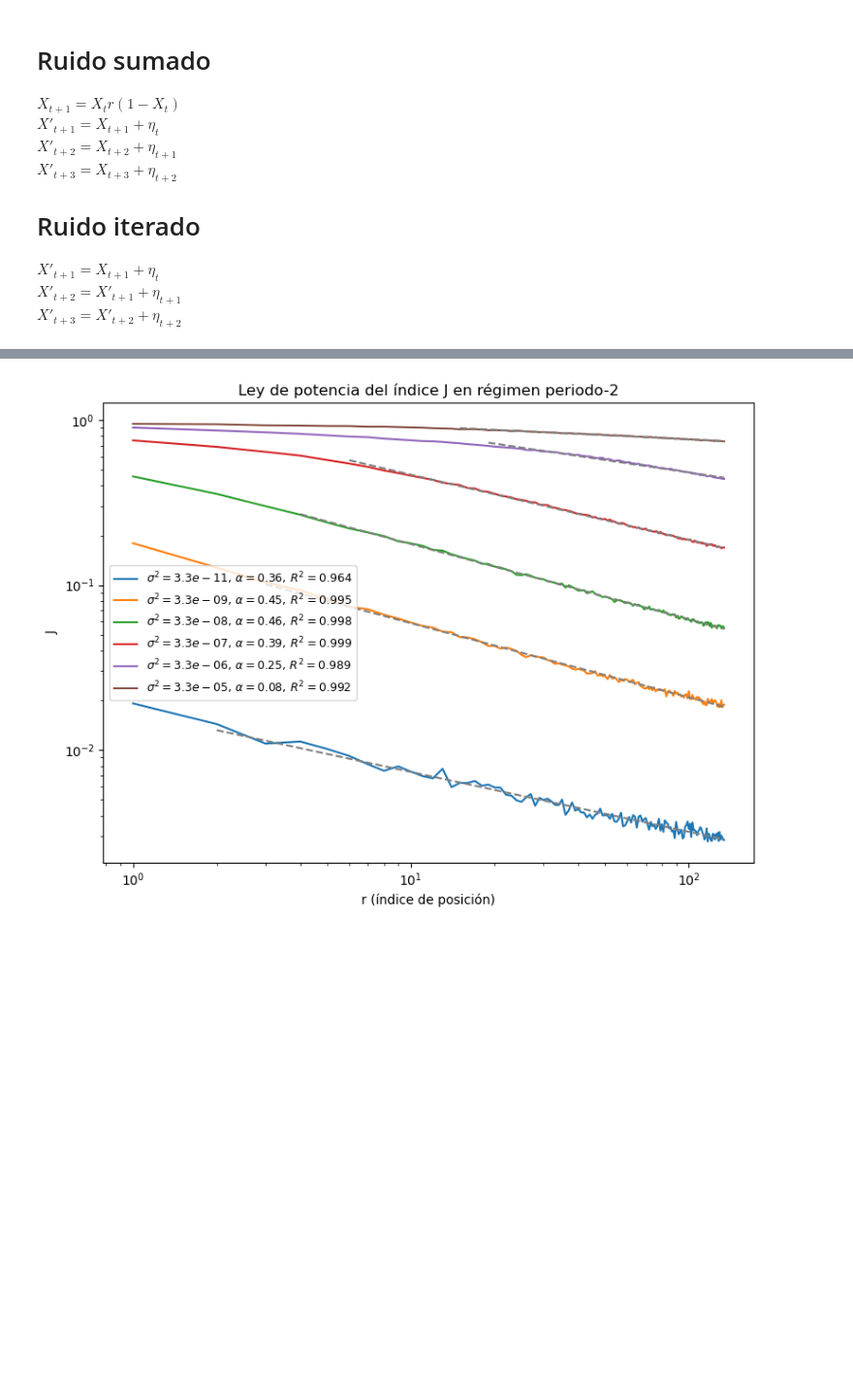
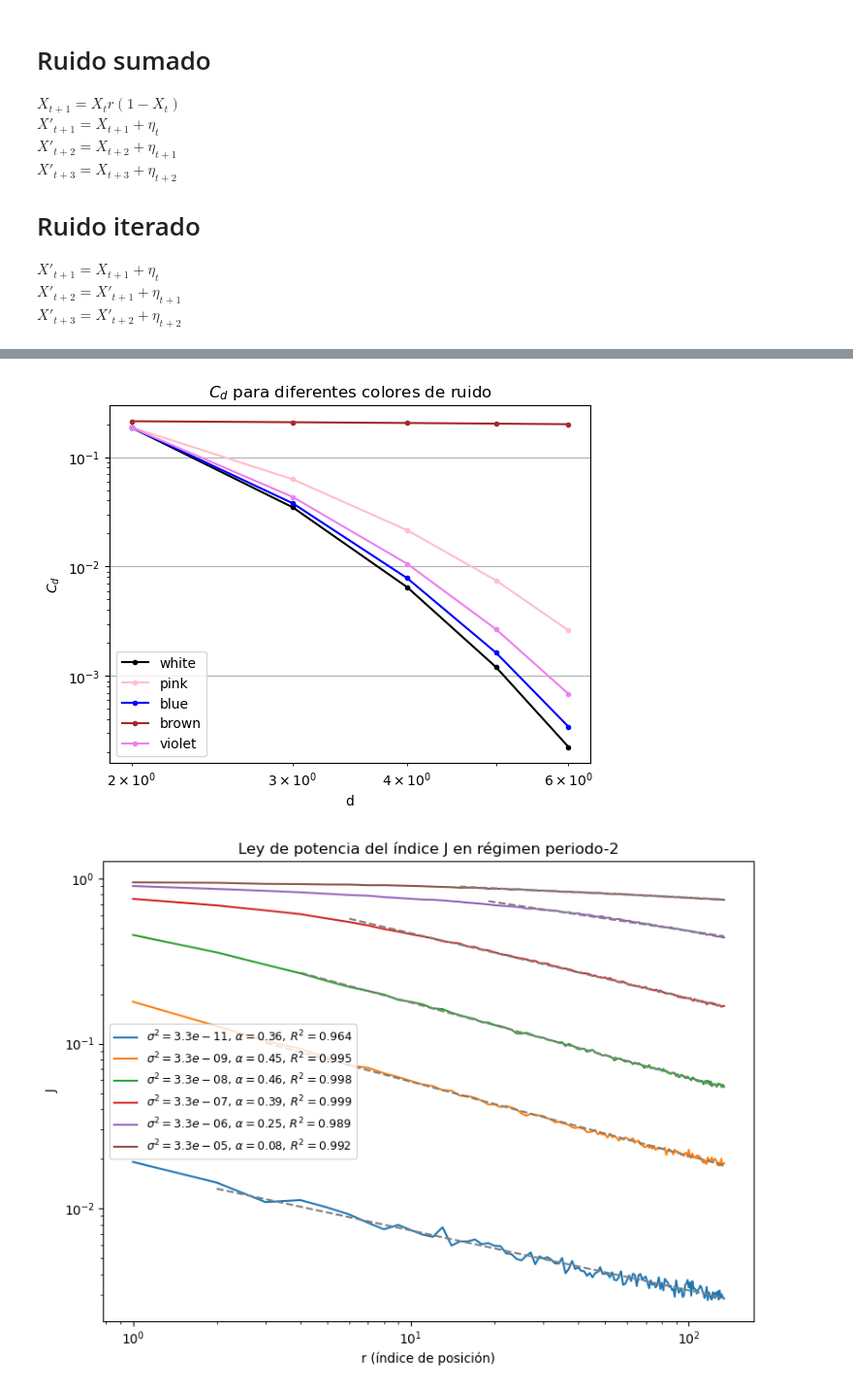
Before and after one commit to EduardoGarcia528/Tesis, a Jupyter notebook: logistic_map/_main_Logistico.ipynb, the cells around one changed output, grey strips where cells are left out. Shown at 97% size. Cells and saved outputs as stored; diff of their text form; code cells hidden in the pictures; blank space fills up the shorter version.

```diff
--- a/logistic_map/_main_Logistico.ipynb
+++ b/logistic_map/_main_Logistico.ipynb
@@ -1647,3 +1670,64 @@ KeyboardInterrupt:
+# %%
+import numpy as np
+from gamma_4 import gamma_index_jacobs
+
+def colored_noise(N, color="white", fs=1.0, seed=None, normalize=True):
+    if seed is not None:
+        np.random.seed(seed)
+
+    # Mapeo color → beta
+    beta_map = {
+        "violet": -2, "violeta": -2,
+        "blue": -1, "azul": -1,
+        "white": 0, "blanco": 0,
+        "pink": 1, "rosa": 1,
+        "brown": 2, "cafe": 2, "café": 2
+    }
+
+    if color not in beta_map:
+        raise ValueError("Color no reconocido")
+
+    beta = beta_map[color]
+
+    # Frecuencias positivas
+    freqs = np.fft.rfftfreq(N, d=1/fs)
+    freqs[0] = freqs[1]  # evitar división por cero
+
+    # Ruido blanco en frecuencia (fase aleatoria)
+    phases = np.exp(2j * np.pi * np.random.rand(len(freqs)))
+
+    # Amplitud espectral ∝ 1/f^{beta/2}
+    amplitude = 1.0 / (freqs ** (beta / 2.0))
+
+    spectrum = amplitude * phases
+
+    # Transformada inversa
+    x = np.fft.irfft(spectrum, n=N)
+
+    if normalize:
+        x = (x - np.mean(x)) / np.std(x)
+
+    return x
+
+for color in ["white", "pink", "blue", "brown", "violet"]:
+    serie = colored_noise(50000, color=color, fs=1.0, seed=42, normalize=True)
+    C, g = gamma_index_jacobs(serie, max_gamma=4,mu = 3)
+    if color == 'white':
+        c = 'black'
+    else:
+        c = color
+    plt.plot(range(2,len(C)+1), C[1:], label=f'{color}',color = c, marker='.')
+    # plt.axhline(y = np.sum(g), label =f'Mean {color}',color = c)
+plt.title(r'$C_d$ para diferentes colores de ruido')
+plt.xlabel('d')
+plt.yscale('log')
+plt.xscale('log')
+plt.ylabel(r'$C_d$')
+plt.legend()
+plt.grid()
+plt.show()
+# %% [output]
+[figure, added]
 # %%
 import numpy as np
 from scipy.stats import linregress
```
Also changed, not shown: parts of 3 cells of this notebook, 40 other files.
